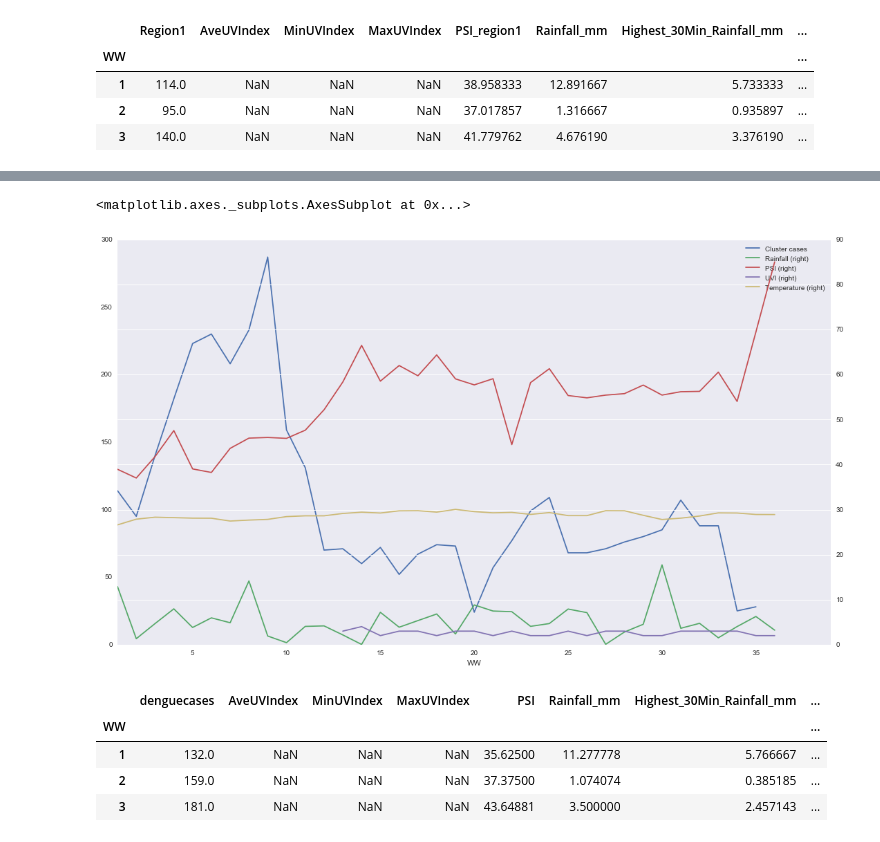
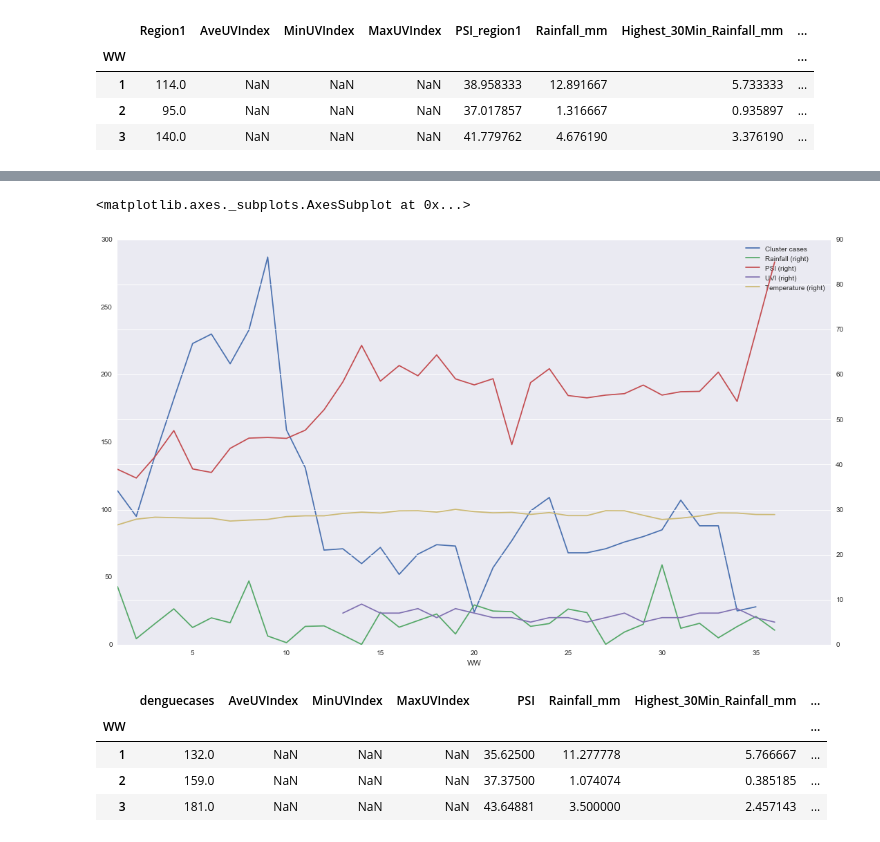
Before and after one commit to arynchoong/MTech-KE-DWBA, a Jupyter notebook: notebooks/DengueClusters.ipynb, the cells around one changed output, grey strips where cells are left out. Drawn from its saved outputs; the diff is of its cells as text; code cells hidden in the pictures.

```diff
--- a/notebooks/DengueClusters.ipynb
+++ b/notebooks/DengueClusters.ipynb
@@ -103,16 +115,16 @@ dfRegion1Weekly.head(3)
 # %%
 #set plot size
 fig = plt.gcf()
 fig.set_size_inches(18.5, 10.5);
 # plot
 dfRegion1Weekly['Region1'].plot(label="Cluster cases", legend=True)
 dfRegion1Weekly['Rainfall_mm'].plot(secondary_y=True, label="Rainfall", legend=True)
 dfRegion1Weekly['PSI_region1'].plot(secondary_y=True, label="PSI", legend=True)
-dfRegion1Weekly['AveUVIndex'].plot(secondary_y=True, label="UVI", legend=True)
+dfRegion1Weekly['MaxUVIndex'].plot(secondary_y=True, label="UVI", legend=True)
 dfRegion1Weekly['Mean_Temperature_C'].plot(secondary_y=True, label="Temperature", legend=True)
 # %% [output]
 <matplotlib.axes._subplots.AxesSubplot at 0x...>
-[figure, old version]
+[figure, new version]
 # %%
 link = "../Data/processed/region2_week.csv"
 # data frame
```
Also changed, not shown: parts of 24 cells of this notebook.
